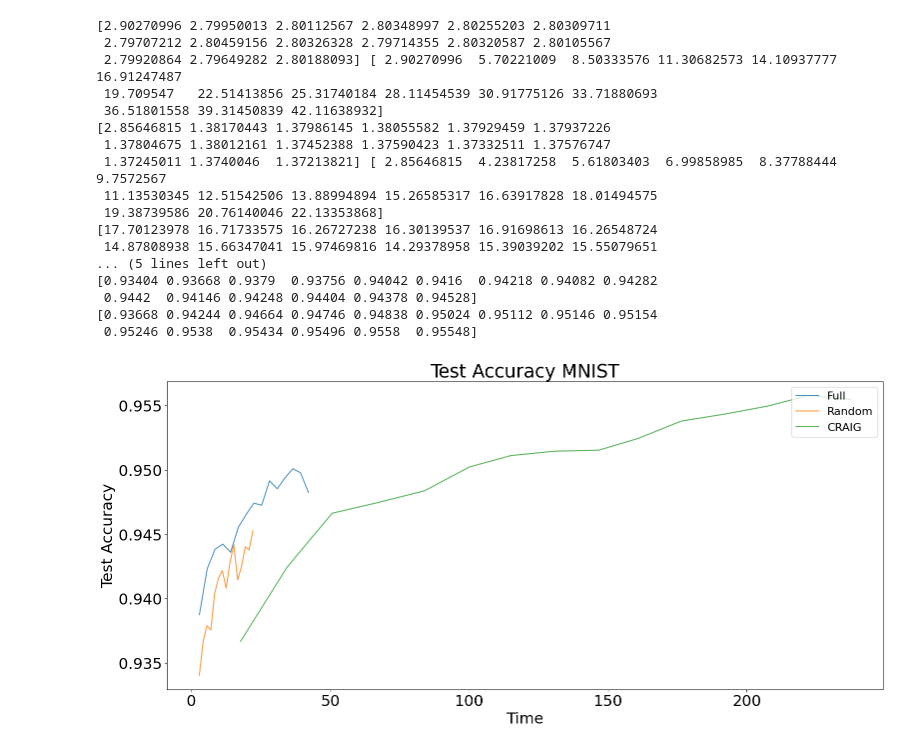
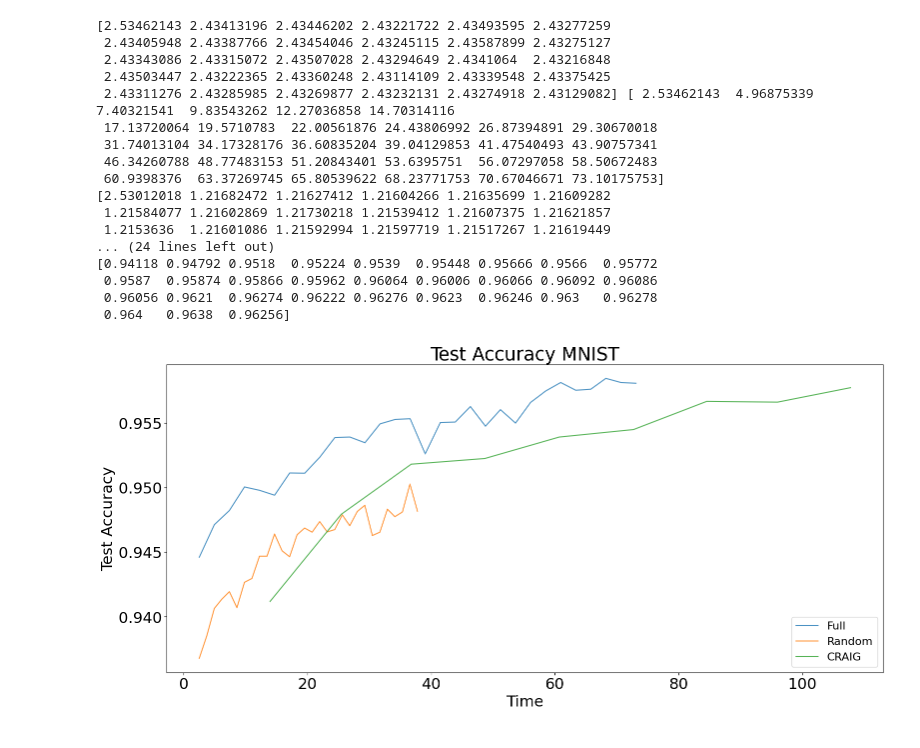
Before and after one commit to abhinab303/craig, a Jupyter notebook: MNIST.ipynb, the cells around one changed output. Drawn from its saved outputs; the diff is of its cells as text; code cells hidden in the pictures.

```diff
--- a/MNIST.ipynb
+++ b/MNIST.ipynb
@@ -28,9 +28,13 @@ def plot_series(data, x_lab, y_lab, title, file_name, loc, scatter=False, grid=F
   plt.savefig(f'./visualization/mnist/{file_name}.pdf', dpi=300, transparent=True)
   plt.show()
 # %%
-full = np.load("./tmp/mnist_1.0_grd_normw_5.npz")
-random = np.load("./tmp/mnist_0.5_random_wor_5.npz")
-craig = np.load("./tmp/mnist_0.5_grd_normw_5.npz")
+# full = np.load("./tmp/mnist_1.0_grd_normw_5.npz")
+# random = np.load("./tmp/mnist_0.5_random_wor_5.npz")
+# craig = np.load("./tmp/mnist_0.5_grd_normw_5.npz")
+
+full = np.load("./tmp/mnist_30E_1.0_grd_normw_5.npz")
+random = np.load("./tmp/mnist_30E_0.5_random_wor_5.npz")
+craig = np.load("./tmp/mnist_30E_0.5_grd_normw_5.npz")
 
 craig['grd_time']
 # %% [output]
@@ -52,5 +58,5 @@ array([[ 9.3762536 , 14.51845646, 17.3389473 , 15.5963521 , 19.73887205,
 # %%
-epochs = 15
+epochs = 30
 runs = 5
 
 full_acc = []
@@ -79,6 +85,10 @@ for run in range(runs):
     random_time_cum.append(random['train_time'][run]+random['grd_time'][run]+random['sim_time'][run]+random['pred_time'][run])
     craig_time_cum.append(craig['train_time'][run]+craig['grd_time'][run]+craig['sim_time'][run]+craig['pred_time'][run])
 
+#     full_time_cum.append(full['train_time'][run])
+#     random_time_cum.append(random['train_time'][run])
+#     craig_time_cum.append(craig['train_time'][run])
+
 full_acc = np.array(full_acc_avg).mean(axis=0)
 random_acc = np.array(random_acc_avg).mean(axis=0)
 craig_acc = np.array(craig_acc_avg).mean(axis=0)
@@ -100,34 +110,35 @@ print(full_acc)
 print(random_acc)
 print(craig_acc)
 # %% [output]
-[2.90270996 2.79950013 2.80112567 2.80348997 2.80255203 2.80309711
- 2.79707212 2.80459156 2.80326328 2.79714355 2.80320587 2.80105567
- 2.79920864 2.79649282 2.80188093] [ 2.90270996  5.70221009  8.50333576 11.30682573 14.10937777 16.91247487
- 19.709547   22.51413856 25.31740184 28.11454539 30.91775126 33.71880693
- 36.51801558 39.31450839 42.11638932]
-[2.85646815 1.38170443 1.37986145 1.38055582 1.37929459 1.37937226
- 1.37804675 1.38012161 1.37452388 1.37590423 1.37332511 1.37576747
- 1.37245011 1.3740046  1.37213821] [ 2.85646815  4.23817258  5.61803403  6.99858985  8.37788444  9.7572567
- 11.13530345 12.51542506 13.88994894 15.26585317 16.63917828 18.01494575
- 19.38739586 20.76140046 22.13353868]
-[17.70123978 16.71733575 16.26727238 16.30139537 16.91698613 16.26548724
- 14.87808938 15.66347041 15.97469816 14.29378958 15.39039202 15.55079651
-... (5 lines left out)
-[0.93404 0.93668 0.9379  0.93756 0.94042 0.9416  0.94218 0.94082 0.94282
- 0.9442  0.94146 0.94248 0.94404 0.94378 0.94528]
-[0.93668 0.94244 0.94664 0.94746 0.94838 0.95024 0.95112 0.95146 0.95154
- 0.95246 0.9538  0.95434 0.95496 0.9558  0.95548]
+[2.53462143 2.43413196 2.43446202 2.43221722 2.43493595 2.43277259
+ 2.43405948 2.43387766 2.43454046 2.43245115 2.43587899 2.43275127
+ 2.43343086 2.43315072 2.43507028 2.43294649 2.4341064  2.43216848
+ 2.43503447 2.43222365 2.43360248 2.43114109 2.43339548 2.43375425
+ 2.43311276 2.43285985 2.43269877 2.43232131 2.43274918 2.43129082] [ 2.53462143  4.96875339  7.40321541  9.83543262 12.27036858 14.70314116
+ 17.13720064 19.5710783  22.00561876 24.43806992 26.87394891 29.30670018
+ 31.74013104 34.17328176 36.60835204 39.04129853 41.47540493 43.90757341
+ 46.34260788 48.77483153 51.20843401 53.6395751  56.07297058 58.50672483
+ 60.9398376  63.37269745 65.80539622 68.23771753 70.67046671 73.10175753]
+[2.53012018 1.21682472 1.21627412 1.21604266 1.21635699 1.21609282
+ 1.21584077 1.21602869 1.21730218 1.21539412 1.21607375 1.21621857
+ 1.2153636  1.21601086 1.21592994 1.21597719 1.21517267 1.21619449
+... (24 lines left out)
+[0.94118 0.94792 0.9518  0.95224 0.9539  0.95448 0.95666 0.9566  0.95772
+ 0.9587  0.95874 0.95866 0.95962 0.96064 0.96006 0.96066 0.96092 0.96086
+ 0.96056 0.9621  0.96274 0.96222 0.96276 0.9623  0.96246 0.963   0.96278
+ 0.964   0.9638  0.96256]
 # %%
 series_list = [
+#     (full_time[:int(epoch/2)], full_acc[:int(epoch/2)], "Full"),
     (full_time, full_acc, "Full"),
     (random_time, random_acc, "Random"),
-    (craig_time, craig_acc, "CRAIG")
+    (craig_time[:int(epoch/3)], craig_acc[:int(epoch/3)], "CRAIG")
 ]
 
 plt.rcParams.update({'font.size': 22})
 
 plot_series(data=series_list, x_lab="Time", y_lab="Test Accuracy",
             title="Test Accuracy MNIST", file_name=f"mnist_{epochs}_{runs}",
-            loc="upper right")
+            loc="lower right")
 # %% [output]
-[figure, old version]
+[figure, new version]
```
Also changed, not shown: parts of 1 cell of this notebook, 10 other files.
